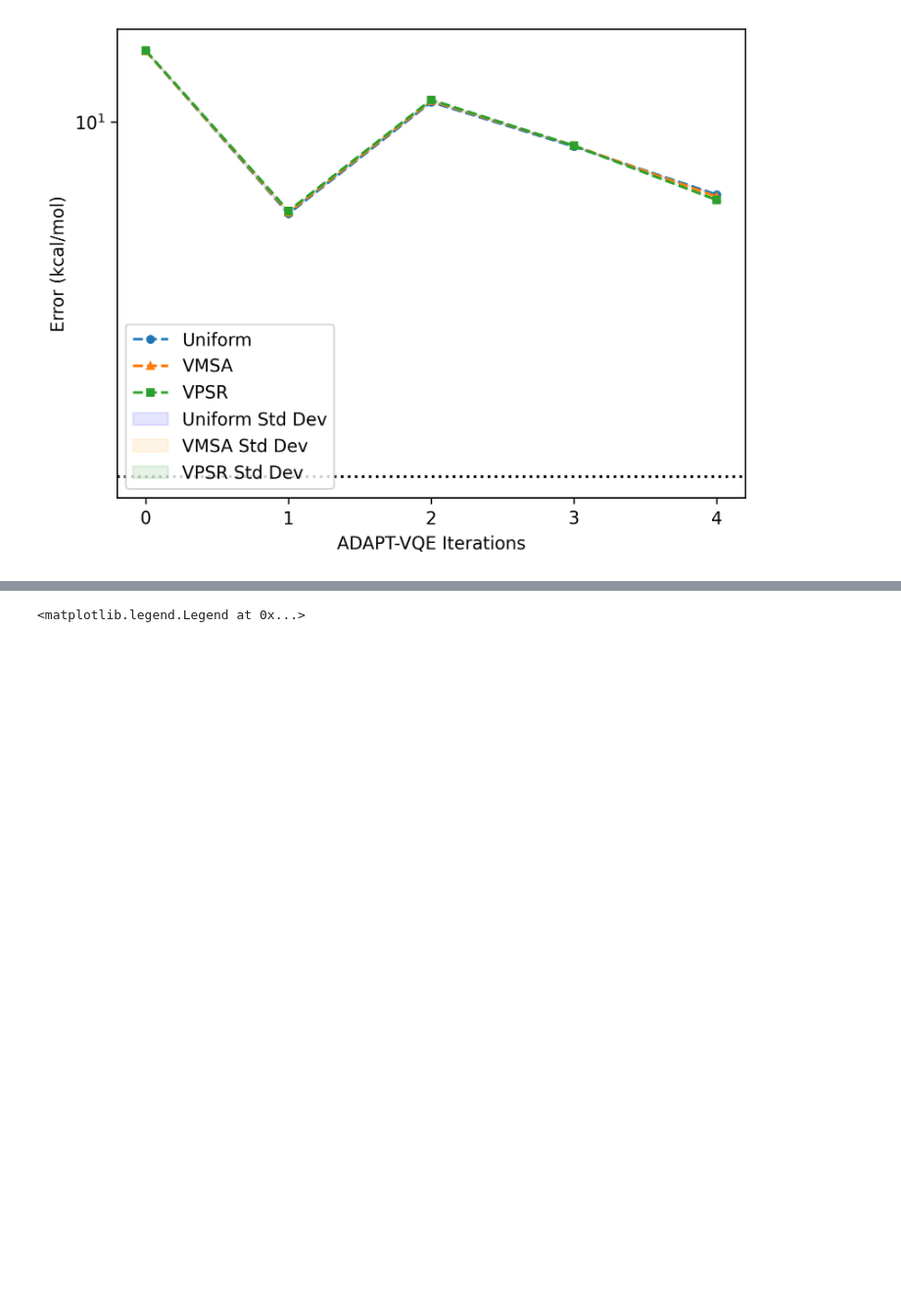
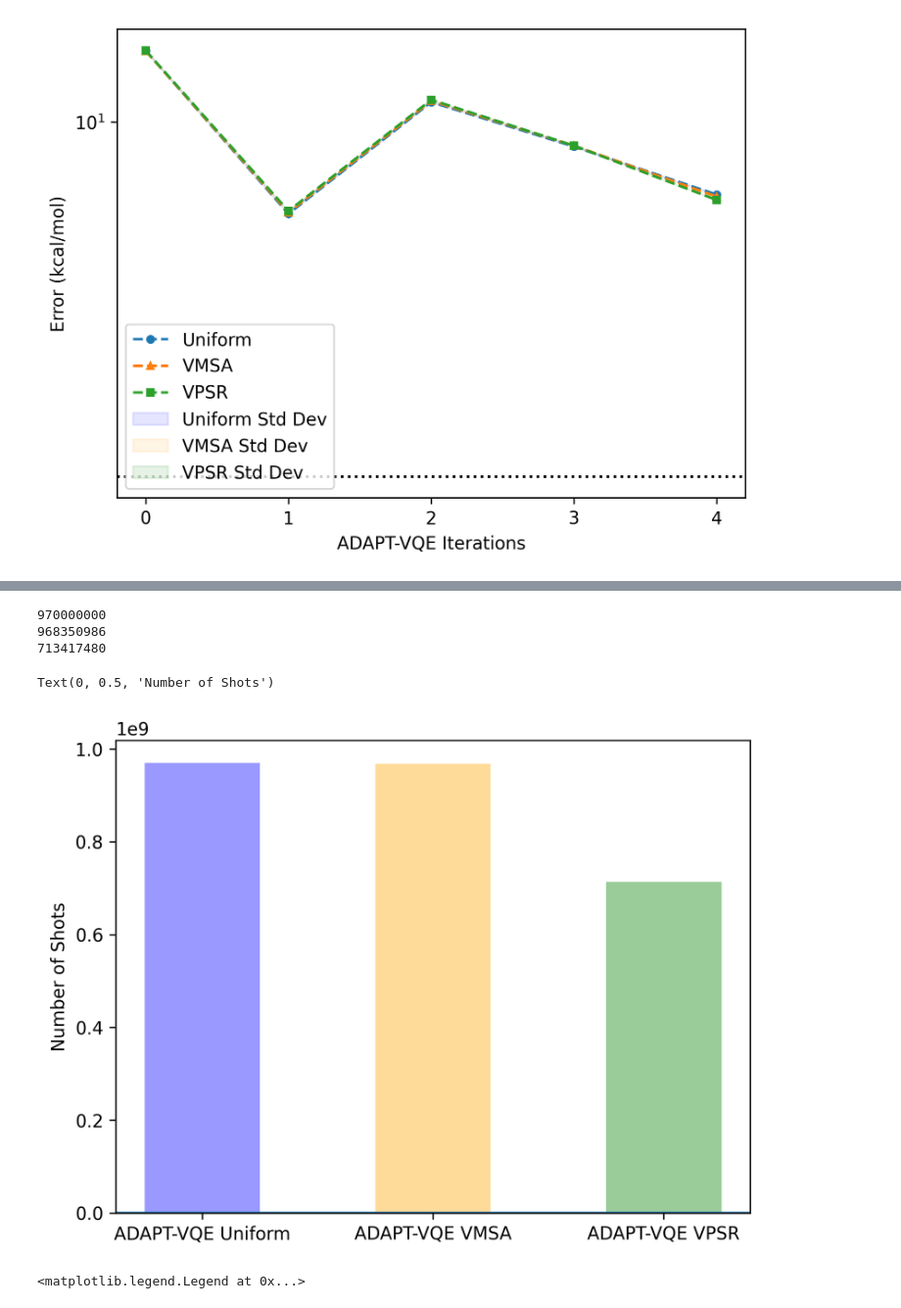
Before and after one commit to azhar-ikhtiarudin/ShotOptimization-ADAPT-VQE, a Jupyter notebook: 2-Shot-ADAPT-VQE/data_analysis_h3.ipynb, the cells around one changed output, grey strips where cells are left out. Shown at 98% size. Cells and saved outputs as stored; diff of their text form; code cells hidden in the pictures; blank space fills up the shorter version.

```diff
--- a/2-Shot-ADAPT-VQE/data_analysis_h3.ipynb
+++ b/2-Shot-ADAPT-VQE/data_analysis_h3.ipynb
@@ -240,3 +344,30 @@ plt.legend()
+# %%
+totalshots_uniform = sum(sum(sublist) for sublist in shots_uniform)
+totalshots_vmsa = sum(sum(sublist) for sublist in shots_vmsa)
+totalshots_vpsr = sum(sum(sublist) for sublist in shots_vpsr)
+
+print(totalshots_uniform)
+print(totalshots_vmsa)
+print(totalshots_vpsr)
+# %% [output]
+970000000
+968350986
+713417480
+# %%
+plt.rcParams['figure.dpi'] = 300
+w = 0.5
+alp = 0.4
+
+plt.bar('ADAPT-VQE Uniform', totalshots_uniform, width=w, alpha=alp, color='blue')
+plt.bar('ADAPT-VQE VMSA', totalshots_vmsa, width=w, alpha=alp, color='orange')
+plt.bar('ADAPT-VQE VPSR', totalshots_vpsr, width=w, alpha=alp, color='green')
+# plt.bar("ADAPT-VQE Uniform", end_shots_uniform, bottom=26500000, width=w, alpha=0.25, color='blue')
+
+plt.axhline()
+plt.ylabel("Number of Shots")
+# %% [output]
+Text(0, 0.5, 'Number of Shots')
+[figure, added]
 # %%
 plt.rcParams['figure.dpi'] = 300
 
```
Also changed, not shown: parts of 8 cells of this notebook.
